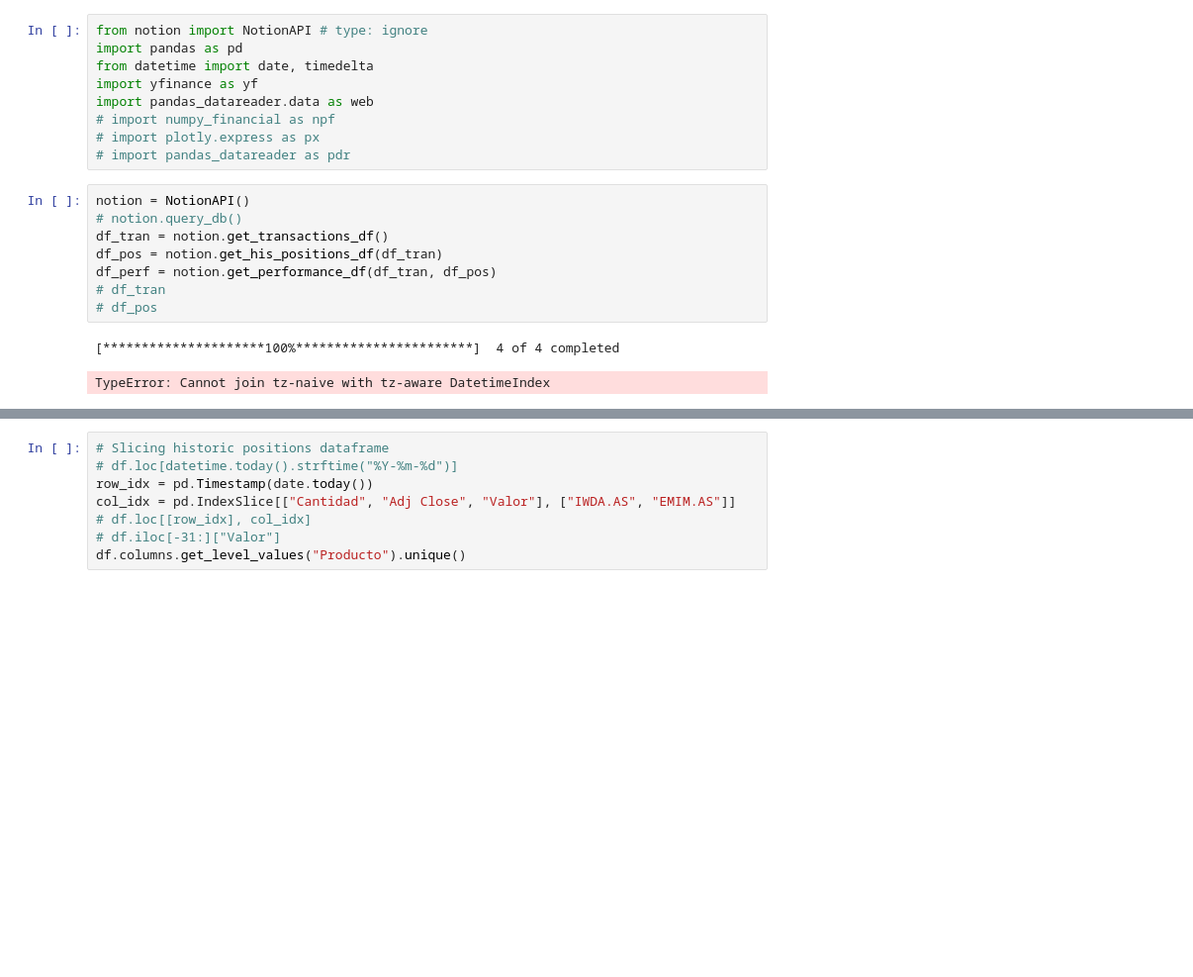
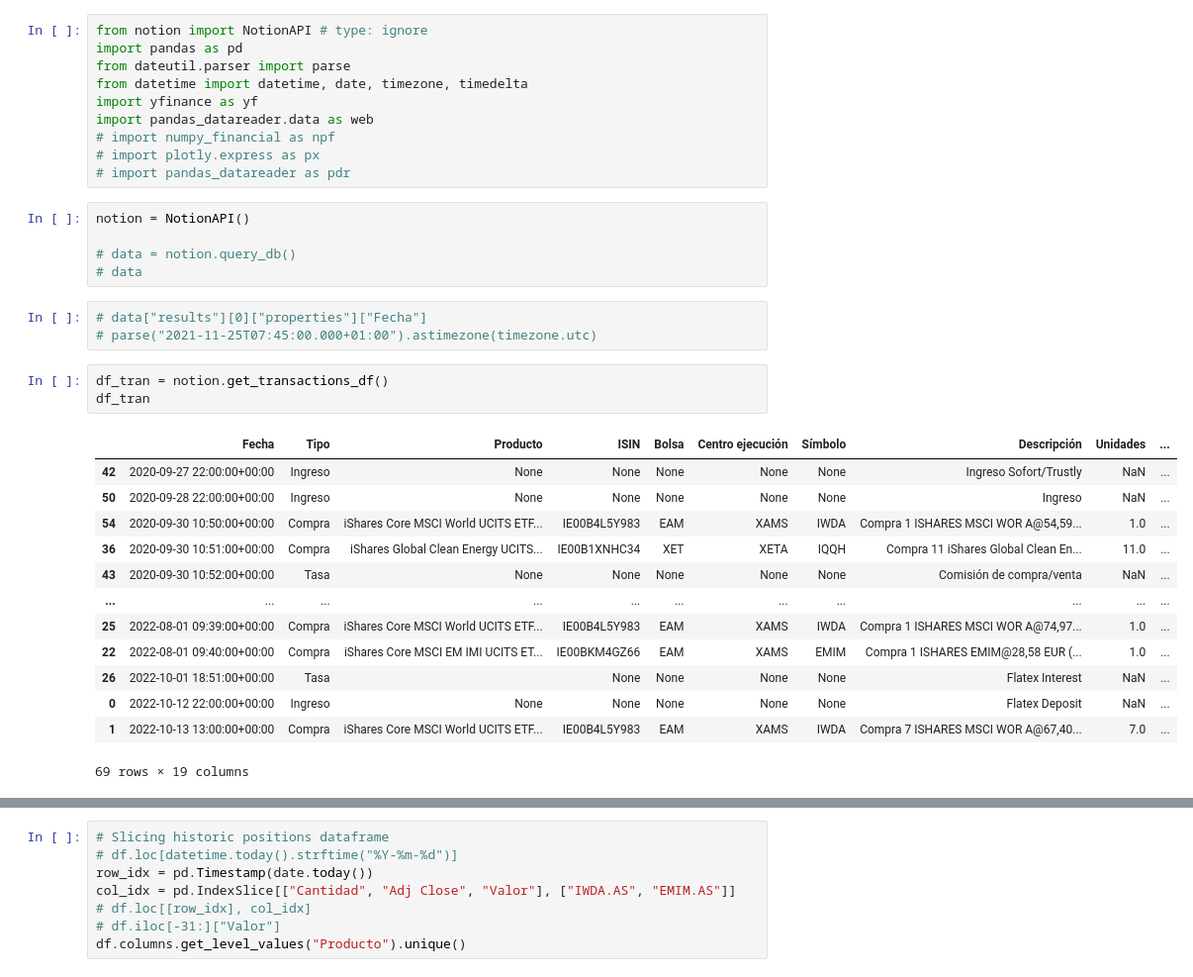
Before and after one commit to grhervas/portfolio-tracker, a Jupyter notebook: src/dev.ipynb, the cells around one changed output, grey strips where cells are left out. Shown: that part at 99% size. Cells and saved outputs as stored; diff of their text form; blank space fills up the shorter version.

```diff
--- a/dev.ipynb
+++ b/src/dev.ipynb
@@ -1,20 +1,35 @@
 # %%
 from notion import NotionAPI # type: ignore
 import pandas as pd
-from datetime import date, timedelta
+from dateutil.parser import parse
+from datetime import datetime, date, timezone, timedelta
 import yfinance as yf
 import pandas_datareader.data as web
 # import numpy_financial as npf
 # import plotly.express as px
 # import pandas_datareader as pdr
-# %%
-notion = NotionAPI()
-# notion.query_db()
-df_tran = notion.get_transactions_df()
-df_pos = notion.get_his_positions_df(df_tran)
-df_perf = notion.get_performance_df(df_tran, df_pos)
-# df_tran
-# df_pos
-# %% [output]
-[*********************100%***********************]  4 of 4 completed
-TypeError: Cannot join tz-naive with tz-aware DatetimeIndex
+# %%
+notion = NotionAPI()
+
+# data = notion.query_db()
+# data
+# %%
+# data["results"][0]["properties"]["Fecha"]
+# parse("2021-11-25T07:45:00.000+01:00").astimezone(timezone.utc)
+# %%
+df_tran = notion.get_transactions_df()
+df_tran
+# %% [output]
+|  | Fecha | Tipo | Producto | ISIN | Bolsa | Centro ejecución | Símbolo | Descripción | Unidades | ... |
+| 42 | 2020-09-27 22:00:00+00:00 | Ingreso | None | None | None | None | None | Ingreso Sofort/Trustly | NaN | ... |
+| 50 | 2020-09-28 22:00:00+00:00 | Ingreso | None | None | None | None | None | Ingreso | NaN | ... |
+| 54 | 2020-09-30 10:50:00+00:00 | Compra | iShares Core MSCI World UCITS ETF... | IE00B4L5Y983 | EAM | XAMS | IWDA | Compra 1 ISHARES MSCI WOR A@54,59... | 1.0 | ... |
+| 36 | 2020-09-30 10:51:00+00:00 | Compra | iShares Global Clean Energy UCITS... | IE00B1XNHC34 | XET | XETA | IQQH | Compra 11 iShares Global Clean En... | 11.0 | ... |
+| 43 | 2020-09-30 10:52:00+00:00 | Tasa | None | None | None | None | None | Comisión de compra/venta | NaN | ... |
+| ... | ... | ... | ... | ... | ... | ... | ... | ... | ... | ... |
+| 25 | 2022-08-01 09:39:00+00:00 | Compra | iShares Core MSCI World UCITS ETF... | IE00B4L5Y983 | EAM | XAMS | IWDA | Compra 1 ISHARES MSCI WOR A@74,97... | 1.0 | ... |
+| 22 | 2022-08-01 09:40:00+00:00 | Compra | iShares Core MSCI EM IMI UCITS ET... | IE00BKM4GZ66 | EAM | XAMS | EMIM | Compra 1 ISHARES EMIM@28,58 EUR (... | 1.0 | ... |
+| 26 | 2022-10-01 18:51:00+00:00 | Tasa |  | None | None | None | None | Flatex Interest | NaN | ... |
+| 0 | 2022-10-12 22:00:00+00:00 | Ingreso | None | None | None | None | None | Flatex Deposit | NaN | ... |
+| 1 | 2022-10-13 13:00:00+00:00 | Compra | iShares Core MSCI World UCITS ETF... | IE00B4L5Y983 | EAM | XAMS | IWDA | Compra 7 ISHARES MSCI WOR A@67,40... | 7.0 | ... |
+69 rows × 19 columns
```
Also changed, not shown: parts of 5 cells of this notebook, 5 other files.
